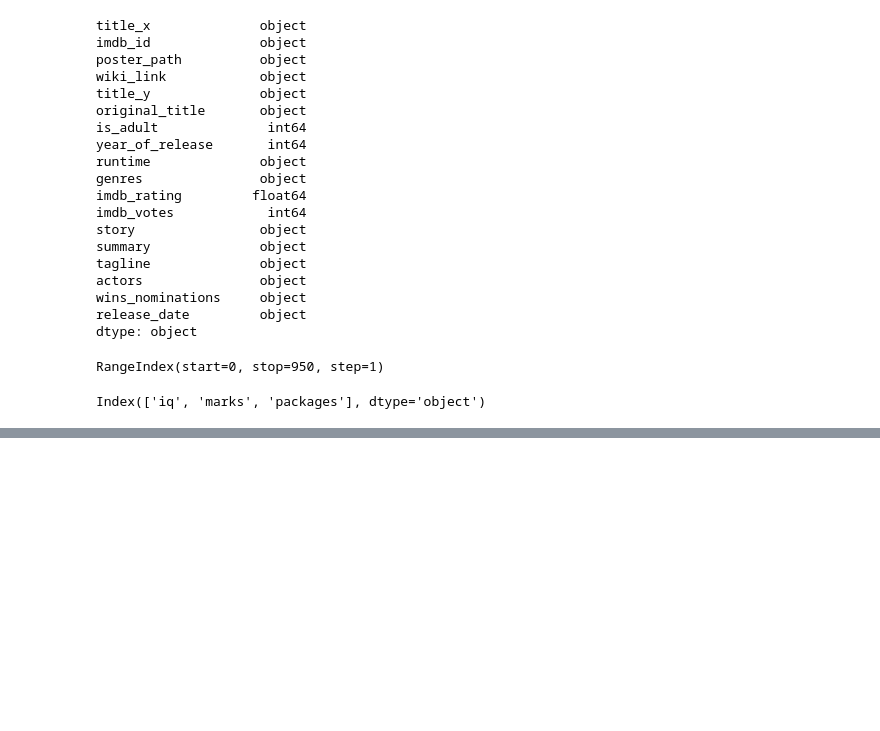
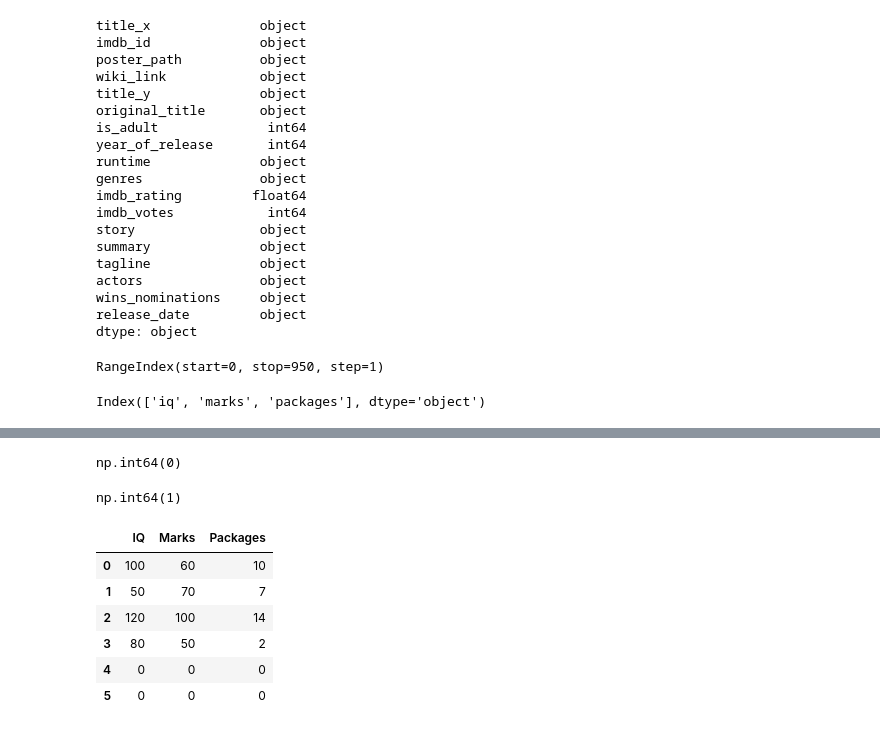
Before and after one commit to rabiuldiu30/Pandas-DataFrame, a Jupyter notebook: pandas_dataframe.ipynb, the cells around one changed output, grey strips where cells are left out. Saved outputs shown, nothing was run; the diff lists cells and outputs as text; code cells hidden in the pictures; blank space fills up the shorter version.

```diff
--- a/pandas_dataframe.ipynb
+++ b/pandas_dataframe.ipynb
@@ -24,9 +24,9 @@ pd.DataFrame(student_data,columns=['iq','marks','packages'])
 # %%
 # using dictionary
 student_dict  = {
-    'iq':[100,50,120,80],
-    'marks':[60,70,100,50],
-    'packages':[10,7,14,2]
+    'iq':[100,50,120,80,0,0],
+    'marks':[60,70,100,50,0,0],
+    'packages':[10,7,14,2,0,0]
 }
 students = pd.DataFrame(student_dict)
 print(students)
@@ -171,0 +279,21 @@ ipl.sample(5)
+# %%
+movies.duplicated().sum()
+# %% [output]
+np.int64(0)
+# %%
+students.duplicated().sum()
+# %% [output]
+np.int64(1)
+# %%
+# rename columns (It is used to rename the columns of the dataframe)
+students.rename(columns={'iq':'IQ','marks':'Marks','packages':'Packages'},inplace=True)
+# %%
+students
+# %% [output]
+|  | IQ | Marks | Packages |
+| 0 | 100 | 60 | 10 |
+| 1 | 50 | 70 | 7 |
+| 2 | 120 | 100 | 14 |
+| 3 | 80 | 50 | 2 |
+| 4 | 0 | 0 | 0 |
+| 5 | 0 | 0 | 0 |
```
Also changed, not shown: parts of 8 cells of this notebook.
